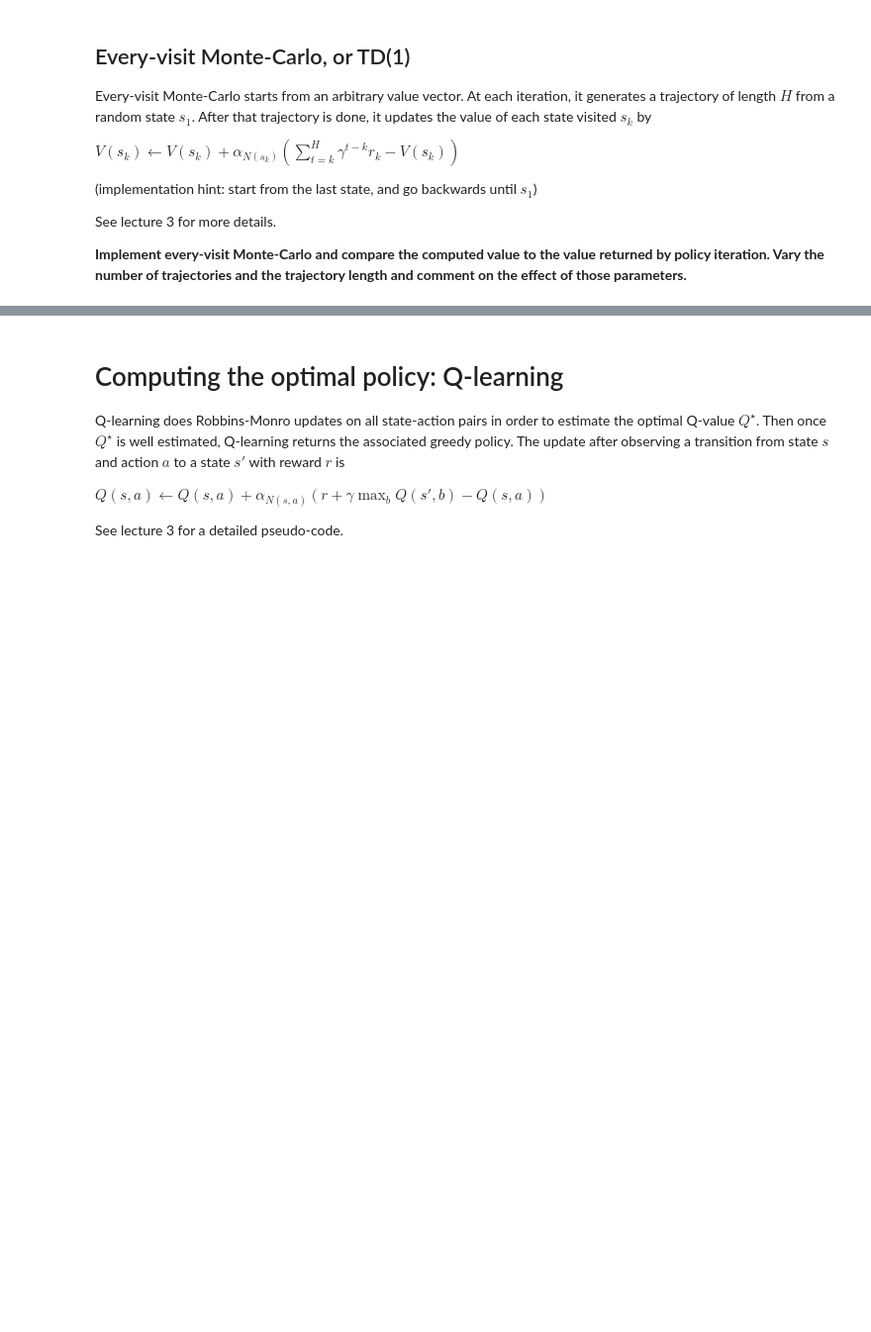
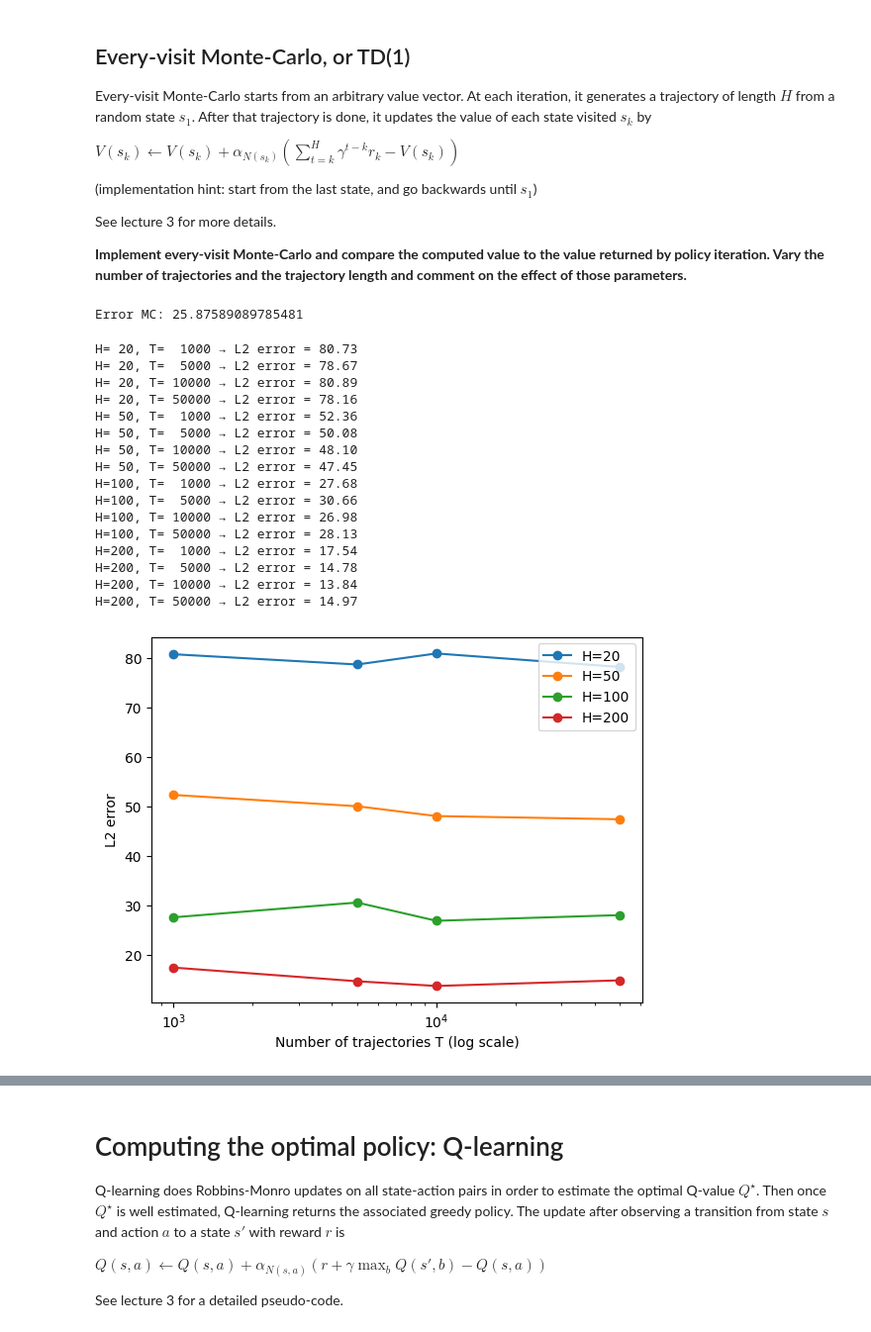
Before and after one commit to milanolivia/apprentissage_seq, a Jupyter notebook: TD0_QLearning.ipynb, the cells around one changed output, grey strips where cells are left out. Shown at 99% size. Saved outputs shown, nothing was run; the diff lists cells and outputs as text; code cells hidden in the pictures; blank space fills up the shorter version.

```diff
--- a/TD0_QLearning.ipynb
+++ b/TD0_QLearning.ipynb
@@ -637,8 +635,71 @@ def TD1(Pi, H, T):  # Pi: policy to be evaluated, H: number of iterations in a t
     for t in range(T):
         s0 = np.random.randint(M+1)
         env = StoreManagement(s0)
-        #TODO: write your code here
+
+        States, Rewards = SimulateTrajectory(H, Pi, s0)
+
+        G = 0.0
+        # Go backwards through the trajectory
+        for k in reversed(range(len(States))):
+            s = int(States[k])
+            r = Rewards[k]
+
+            G = r + gamma * G
+            N[s] += 1
+            alpha = 1.0 / (N[s]**0.5)
+
+            V[s] = V[s] + alpha * (G - V[s])
+
     return(V)
+
+V_MC = TD1(PiThreshold, 50, 5000)
+V_True = EvaluatePolicy(PiThreshold)
+print("Error MC:", np.max(np.abs(V_MC - V_True)))
+# %% [output]
+Error MC: 25.87589089785481
 # %%
 TD1(PiConstant, 100, 10**3)
-#TODO vary H and T.
+
+TD1(PiConstant, 100, 10**3)
+
+V_true = EvaluatePolicy(PiConstant)   # matrix inversion / policy iteration
+
+Hs = [20, 50, 100, 200]
+Ts = [10**3, 5*10**3, 10**4, 5*10**4]
+
+
+results = {}
+
+for H in Hs:
+    errors = []
+    for T in Ts:
+        V_mc = TD1(PiConstant, H, T)
+        error = np.linalg.norm(V_mc - V_true)
+        results[(H, T)] = error
+        print(f"H={H:3d}, T={T:6d} → L2 error = {error:.2f}")
+        errors.append(error)
+    plt.plot(Ts, errors, marker='o', label=f"H={H}")
+
+plt.xscale("log")
+plt.xlabel("Number of trajectories T (log scale)")
+plt.ylabel("L2 error")
+plt.legend()
+plt.show()
+# %% [output]
+H= 20, T=  1000 → L2 error = 80.73
+H= 20, T=  5000 → L2 error = 78.67
+H= 20, T= 10000 → L2 error = 80.89
+H= 20, T= 50000 → L2 error = 78.16
+H= 50, T=  1000 → L2 error = 52.36
+H= 50, T=  5000 → L2 error = 50.08
+H= 50, T= 10000 → L2 error = 48.10
+H= 50, T= 50000 → L2 error = 47.45
+H=100, T=  1000 → L2 error = 27.68
+H=100, T=  5000 → L2 error = 30.66
+H=100, T= 10000 → L2 error = 26.98
+H=100, T= 50000 → L2 error = 28.13
+H=200, T=  1000 → L2 error = 17.54
+H=200, T=  5000 → L2 error = 14.78
+H=200, T= 10000 → L2 error = 13.84
+H=200, T= 50000 → L2 error = 14.97
+[figure, added]
```
Also changed, not shown: parts of 8 cells of this notebook.
